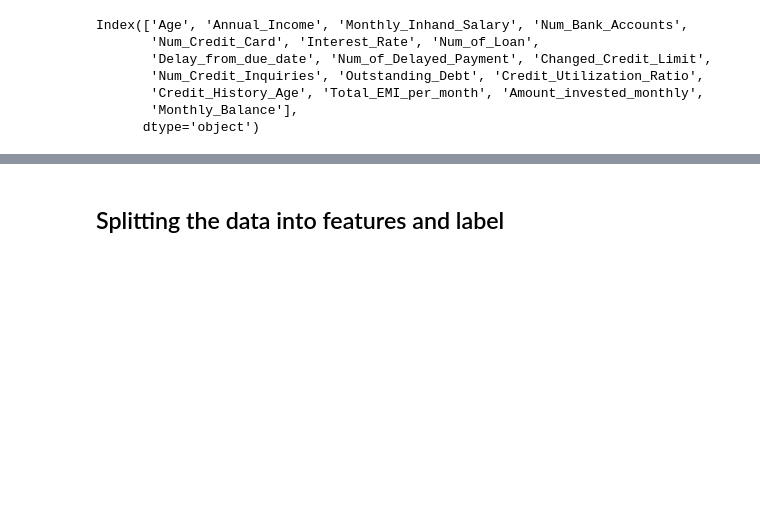
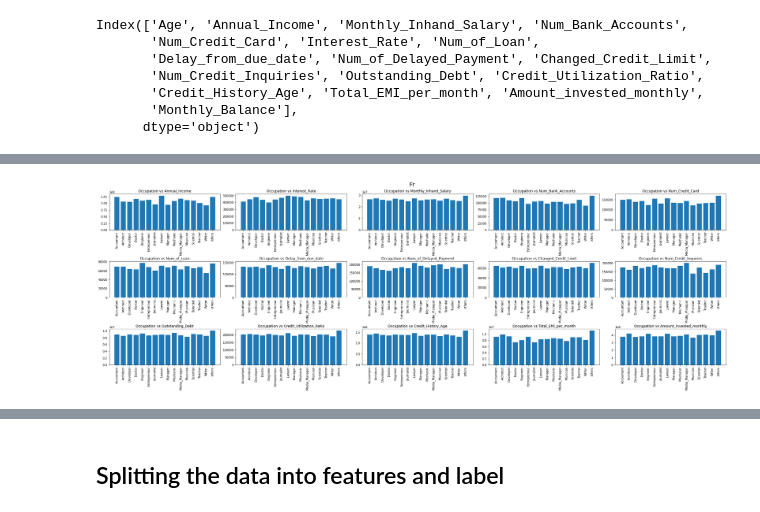
Before and after one commit to sheunq/Credit-Score, a Jupyter notebook: credit-score-with-stacking-classifier-ensembles.ipynb, the cells around one changed output, grey strips where cells are left out. Saved outputs shown, nothing was run; the diff lists cells and outputs as text; code cells hidden in the pictures; blank space fills up the shorter version.

```diff
--- a/credit-score-with-stacking-classifier-ensembles.ipynb
+++ b/credit-score-with-stacking-classifier-ensembles.ipynb
@@ -715,0 +791,4 @@ Name: Annual_Income, dtype: float64
+# %%
+multi_plot('Occupation')
+# %% [output]
+[figure, added]
```
Also changed, not shown: parts of 24 cells of this notebook.
